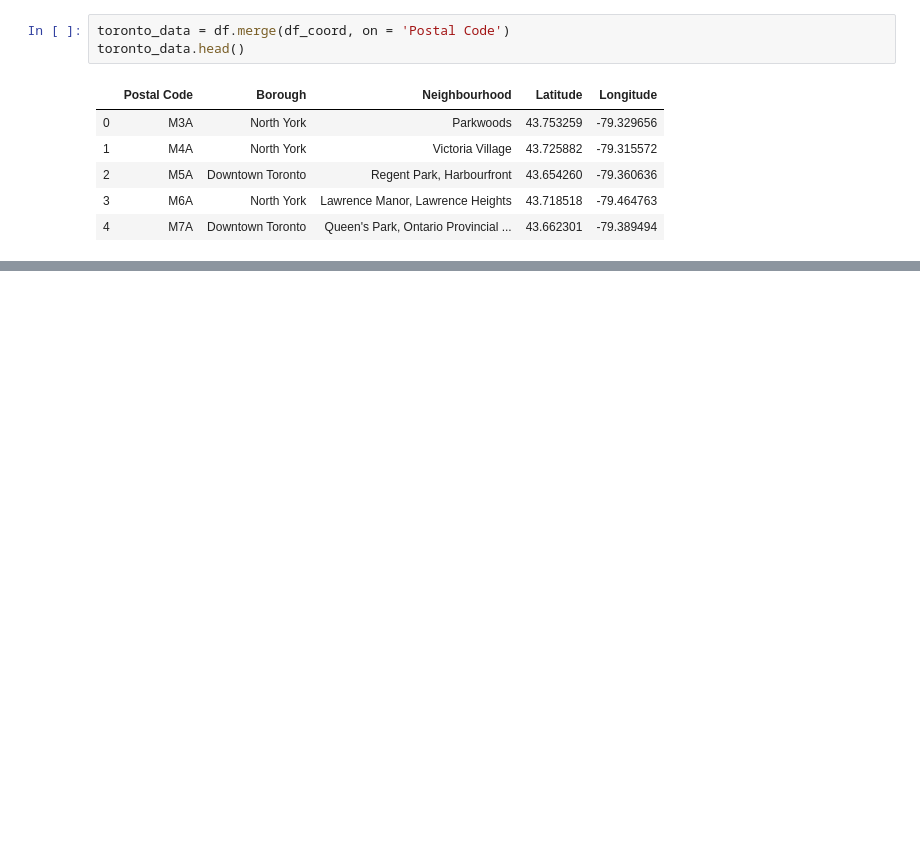
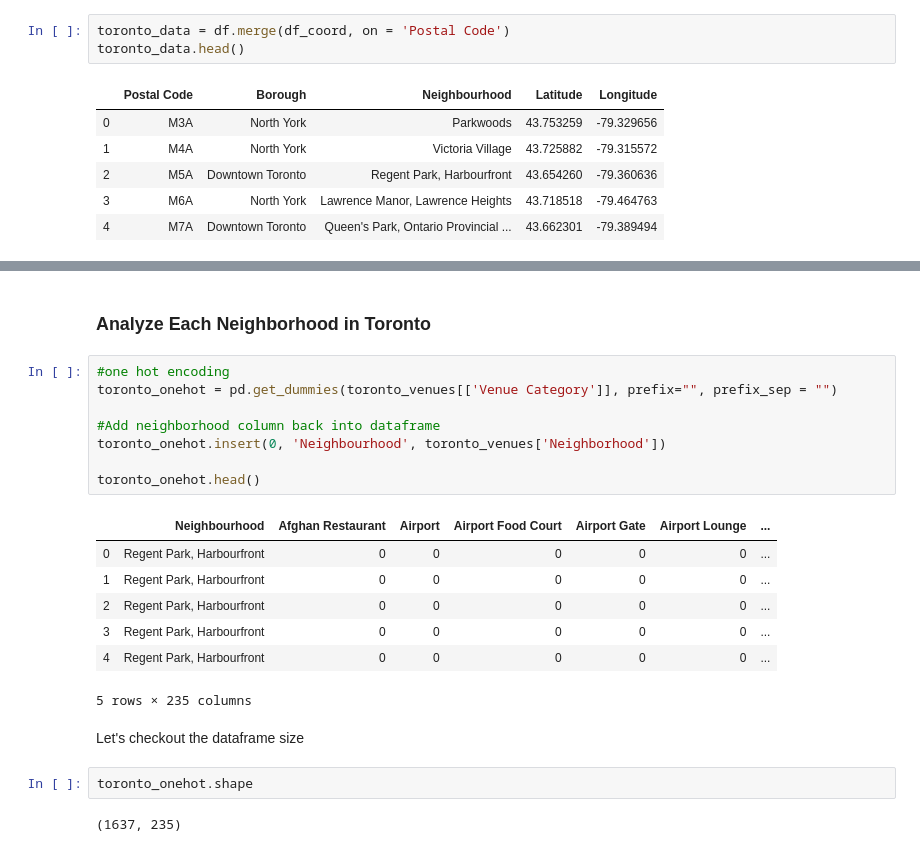
Before and after one commit to Vaughny30/Coursera_Capstone, a Jupyter notebook: Capstone_Project_Week3.ipynb, the cells around one changed output, grey strips where cells are left out. Saved outputs shown, nothing was run; the diff lists cells and outputs as text; blank space fills up the shorter version.

```diff
--- a/Capstone_Project_Week3.ipynb
+++ b/Capstone_Project_Week3.ipynb
@@ -80,0 +275,24 @@ toronto_data.head()
+# %% [markdown]
+### Analyze Each Neighborhood in Toronto
+# %%
+#one hot encoding
+toronto_onehot = pd.get_dummies(toronto_venues[['Venue Category']], prefix="", prefix_sep = "")
+
+#Add neighborhood column back into dataframe
+toronto_onehot.insert(0, 'Neighbourhood', toronto_venues['Neighborhood'])
+
+toronto_onehot.head()
+# %% [output]
+|  | Neighbourhood | Afghan Restaurant | Airport | Airport Food Court | Airport Gate | Airport Lounge | ... |
+| 0 | Regent Park, Harbourfront | 0 | 0 | 0 | 0 | 0 | ... |
+| 1 | Regent Park, Harbourfront | 0 | 0 | 0 | 0 | 0 | ... |
+| 2 | Regent Park, Harbourfront | 0 | 0 | 0 | 0 | 0 | ... |
+| 3 | Regent Park, Harbourfront | 0 | 0 | 0 | 0 | 0 | ... |
+| 4 | Regent Park, Harbourfront | 0 | 0 | 0 | 0 | 0 | ... |
+5 rows × 235 columns
+# %% [markdown]
+Let's checkout the dataframe size
+# %%
+toronto_onehot.shape
+# %% [output]
+(1637, 235)
```
Also changed, not shown: parts of 55 cells of this notebook.
